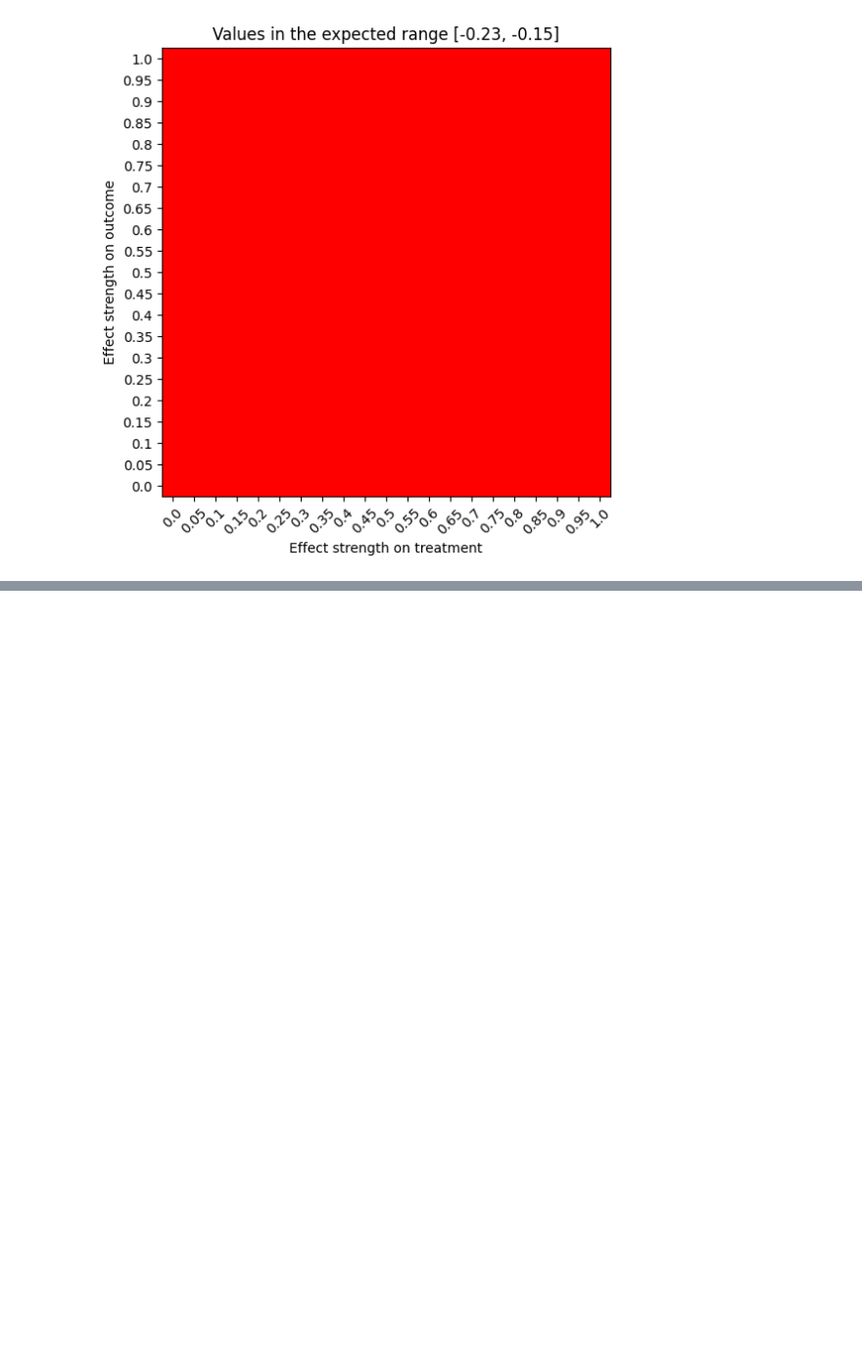
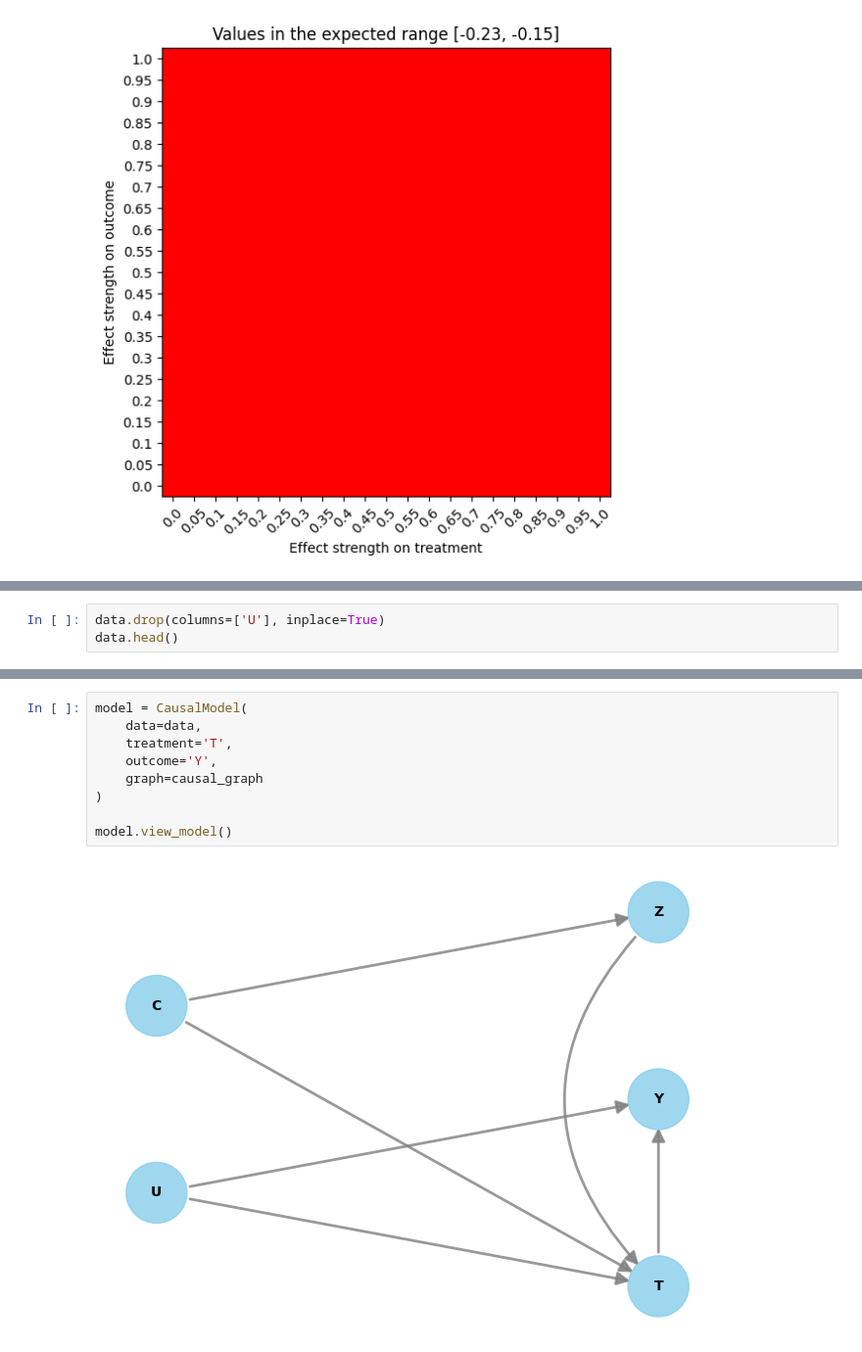
Before and after one commit to Causal-Inference-Group-C4AI/tests, a Jupyter notebook: notebooks/CausalModel/sensitivity_analysis.ipynb, the cells around one changed output, grey strips where cells are left out. Shown: that part at 98% size. Saved outputs shown, nothing was run; the diff lists cells and outputs as text; blank space fills up the shorter version.

```diff
--- a/notebooks/CausalModel/sensitivity_analysis.ipynb
+++ b/notebooks/CausalModel/sensitivity_analysis.ipynb
@@ -372,0 +528,3 @@ plt.show()
+# %%
+data.drop(columns=['U'], inplace=True)
+data.head()
@@ -372,0 +538,11 @@ plt.show()
+# %%
+model = CausalModel(
+    data=data,
+    treatment='T',
+    outcome='Y',
+    graph=causal_graph
+)
+
+model.view_model()
+# %% [output]
+[figure, added]
```
Also changed, not shown: parts of 21 cells of this notebook.
